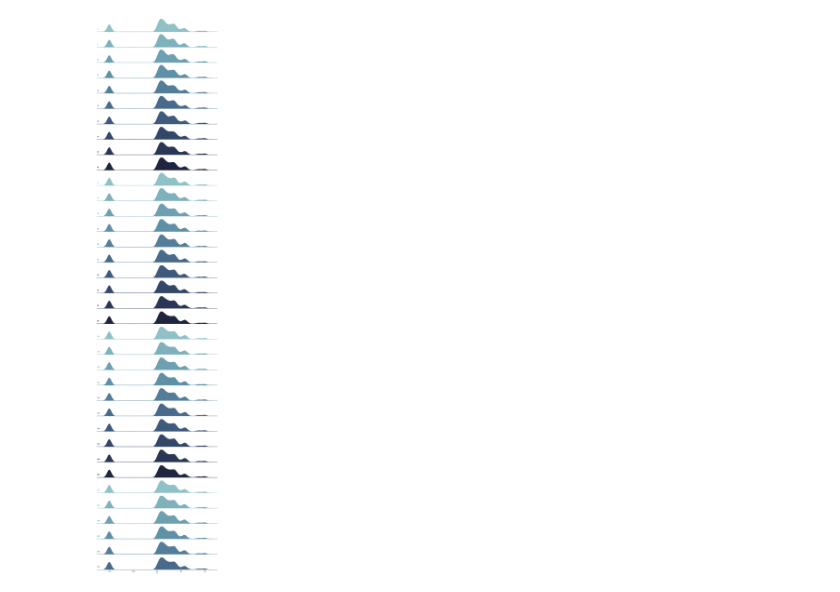
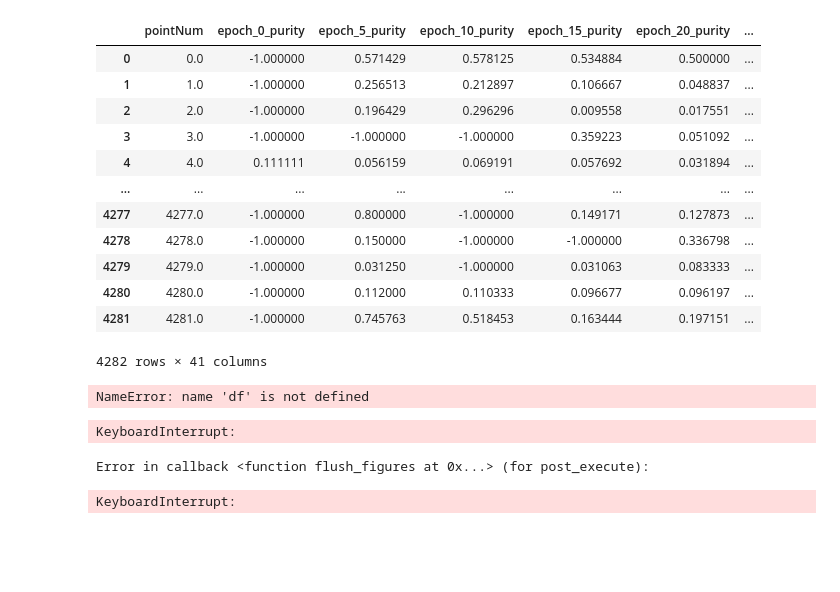
Before and after one commit to tdavislab/TopoBERT, a Jupyter notebook: notebooks/impuritiesv2.ipynb, the cells around one changed output. Saved outputs shown, nothing was run; the diff lists cells and outputs as text; code cells hidden in the pictures; blank space fills up the shorter version.

```diff
--- a/notebooks/impuritiesv2.ipynb
+++ b/notebooks/impuritiesv2.ipynb
@@ -116,7 +116,7 @@ def get_mapper(activations, labels, conf):
 def node_purity(node, label):
     metadata = node['membership']['metadata']
     label_counts = collections.Counter([x[3] for x in metadata])
-    return (label_counts[label], len(metadata))
+    return (label_counts[label], len(metadata), label)
 
 
 def compute_purities(graph):
@@ -137,7 +137,7 @@ def get_activations_labels(activation_file, label_file):
     return activations, labels
 
 
-def wrapper(iteration):
+def wrapper(iteration, caching=True):
     layer = LAYER
 
     ACTIVATION_FILE = f'../backend/data/ss-role/fine-tuned-bert-base-uncased/{DATA}/{iteration}/{layer}.txt'
@@ -146,7 +146,13 @@ def wrapper(iteration):
     activations, labels = get_activations_labels(ACTIVATION_FILE, label_file)
     config = Config(metric='euclidean', filter_func='l2', intervals=50, overlap=0.5)
 
-    graph = get_mapper(activations, labels, config)
+    cache_key = f'{ACTIVATION_FILE}-{label_file}-{config}'
+
+    if caching and cache_key in cache:
+        graph = cache[cache_key]
+    else:
+        graph = get_mapper(activations, labels, config)
+        cache[cache_key] = graph
 
     return compute_purities(graph)
 # %%
@@ -194,3 +220,19 @@ purity_df = purity_df(purities)
+# %%
+purity_df()
+# %% [output]
+|  | pointNum | epoch_0_purity | epoch_5_purity | epoch_10_purity | epoch_15_purity | epoch_20_purity | ... |
+| 0 | 0.0 | -1.000000 | 0.571429 | 0.578125 | 0.534884 | 0.500000 | ... |
+| 1 | 1.0 | -1.000000 | 0.256513 | 0.212897 | 0.106667 | 0.048837 | ... |
+| 2 | 2.0 | -1.000000 | 0.196429 | 0.296296 | 0.009558 | 0.017551 | ... |
+| 3 | 3.0 | -1.000000 | -1.000000 | -1.000000 | 0.359223 | 0.051092 | ... |
+| 4 | 4.0 | 0.111111 | 0.056159 | 0.069191 | 0.057692 | 0.031894 | ... |
+| ... | ... | ... | ... | ... | ... | ... | ... |
+| 4277 | 4277.0 | -1.000000 | 0.800000 | -1.000000 | 0.149171 | 0.127873 | ... |
+| 4278 | 4278.0 | -1.000000 | 0.150000 | -1.000000 | -1.000000 | 0.336798 | ... |
+| 4279 | 4279.0 | -1.000000 | 0.031250 | -1.000000 | 0.031063 | 0.083333 | ... |
+| 4280 | 4280.0 | -1.000000 | 0.112000 | 0.110333 | 0.096677 | 0.096197 | ... |
+| 4281 | 4281.0 | -1.000000 | 0.745763 | 0.518453 | 0.163444 | 0.197151 | ... |
+4282 rows × 41 columns
 # %%
 # draw ridge plot for each epoch_purity
 df = purity_df.melt(id_vars='pointNum', value_vars=[f'epoch_{x}_purity' for x in range(0, NUM_EPOCHS, 5)])
@@ -210,16 +253,20 @@ df.rename(columns={'variable': 'g', 'value': 'x'}, inplace=True)
 
 # plt.figure(figsize=(15, 15))
 # sns.scatterplot(x=pca_data[:, 0], y=pca_data[:, 1], hue=labels.label)
+# %%
+df.query('label in ["p.Topic"]').shape
+# %% [output]
+NameError: name 'df' is not defined
 # %%
-
+df_filtered = df.query('label in ["p.Theme", "p.Topic"]')
+sns.set_theme(style='white', rc={'axes.facecolor': (0, 0, 0, 0)})
+# pal = sns.cubehelix_palette(10, rot=-.25, light=.7)
+pal = sns.color_palette("crest")
 # Initialize the FacetGrid object
-pal = sns.cubehelix_palette(10, rot=-.25, light=.7)
-g = sns.FacetGrid(df, row="g", hue="g", aspect=8, height=1.5, palette=pal)
-
+g = sns.FacetGrid(df_filtered, row='g', col='label', hue='g', aspect=8, height=1, palette=pal)
 # Draw the densities in a few steps
-g.map(sns.kdeplot, "x", bw_adjust=.5, clip_on=False, fill=True, alpha=1, linewidth=1.5)
-g.map(sns.kdeplot, "x", clip_on=False, color="w", lw=2, bw_adjust=.5)
-# g.map(plt.axhline, y=0, lw=2, clip_on=False)
+g.map_dataframe(sns.kdeplot, x='x', fill=True, alpha=0.75)
+g.map_dataframe(sns.kdeplot, x='x', color="black")
 
 # passing color=None to refline() uses the hue mapping
 g.refline(y=0, linewidth=2, linestyle="-", color=None, clip_on=False)
@@ -235,14 +282,16 @@ def label(x, color, label):
 g.map(label, "x")
 
 # Set the subplots to overlap
-g.figure.subplots_adjust(hspace=-1.5)
+g.figure.subplots_adjust(hspace=-0.75)
 
 # Remove axes details that don't play well with overlap
 g.set_titles("")
 g.set(yticks=[], ylabel="")
 g.despine(bottom=True, left=True)
-# plt.title(f'[Test] Purity of each node in each epoch')
-plt.tight_layout()
+plt.suptitle(f'Purity ridge plot, Layer={LAYER}')
+
 plt.savefig(f'images/{LAYER}_train.jpg')
 # %% [output]
-[figure, removed]
+KeyboardInterrupt:
+Error in callback <function flush_figures at 0x...> (for post_execute):
+KeyboardInterrupt:
```
Also changed, not shown: parts of 3 cells of this notebook, 7 other files.
